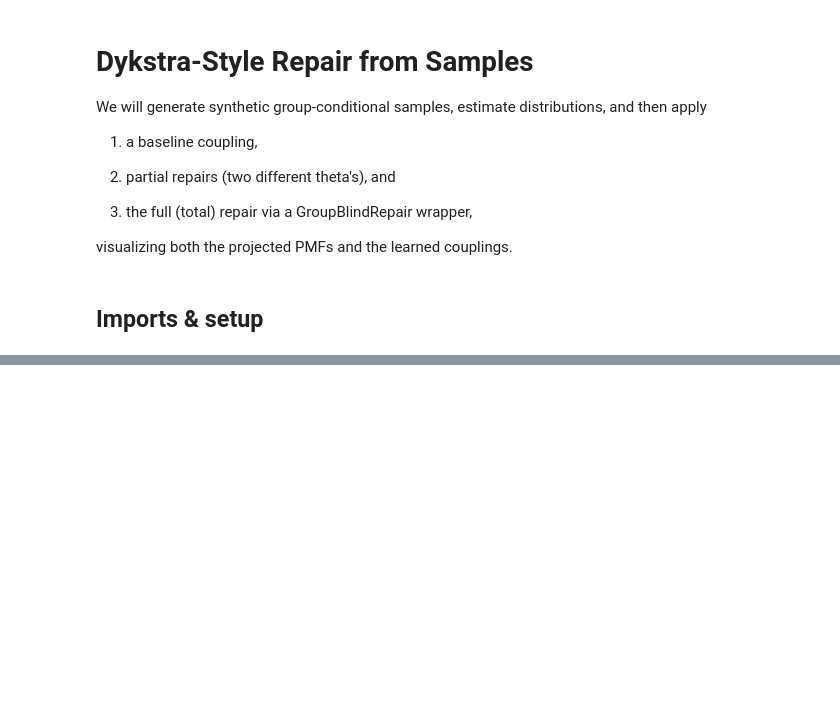
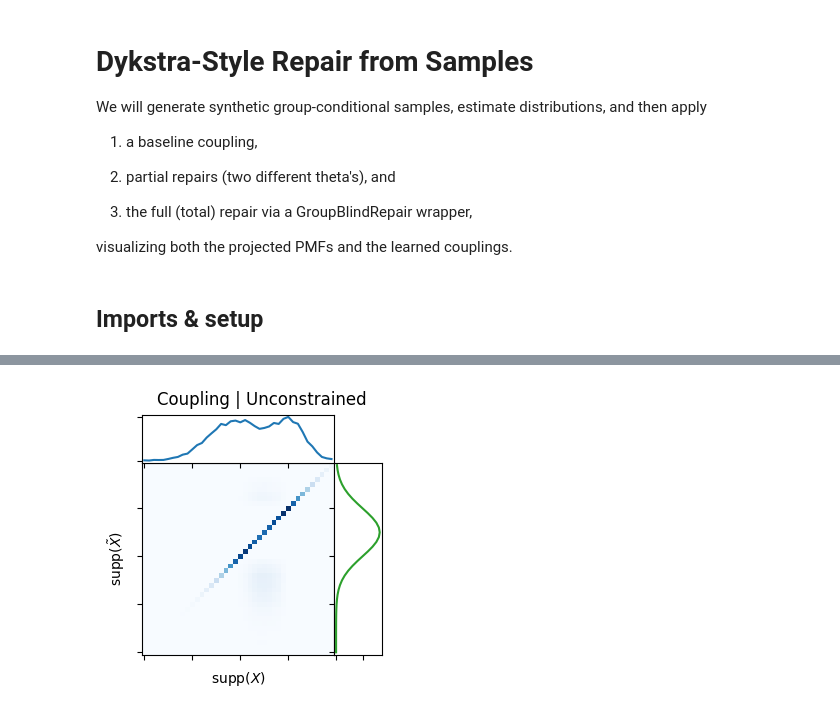
Before and after one commit to humancompatible/repair, a Jupyter notebook: examples/06_dykstra.ipynb, the cells around one changed output, grey strips where cells are left out. Cells and saved outputs as stored; diff of their text form; code cells hidden in the pictures; blank space fills up the shorter version.

```diff
--- a/examples/06_dykstra.ipynb
+++ b/examples/06_dykstra.ipynb
@@ -428,4 +33,0 @@ tr violation: [[0.03136845]]
-# %%
-fig=plots(x_range,dist['x'],dist['t_x'],run_repair(method="total_repair", C=C, eps=e, px=px, ptx=ptx, V=V, K=K).T.A1.reshape((bin,bin)))
-fig.suptitle('Coupling | Total repair')
-plt.savefig('../plots/coupling_total.pdf',bbox_inches = 'tight')
@@ -439,0 +396,19 @@ tr violation: [[5.18055784e-09]]
+# %%
+# definition of parameters
+np.random.seed(seed=1)
+
+para = {
+    # distribution of the first group:
+    'X_0_mean': -10, 'X_0_sd': 6,
+    # distribution of the second group:
+    'X_1_mean': 1, 'X_1_sd': 3,
+    # target distribution:
+    'X_t_mean': -5, 'X_t_sd': 5,
+    # weights of two groups
+    's_0': 0.7, 's_1': 0.3,
+    # support set
+    'horizon': (-30, 10), 'width': 1
+}
+
+M=10000 # sample size of this dataset
+example = motivating_example(para=para,sample_size=M)
@@ -439,0 +423,11 @@ tr violation: [[5.18055784e-09]]
+# %%
+x_range=example.x_range
+dist=example.dist
+plt.plot(x_range,dist['x'],label=r'$P^{X}$',color='tab:blue')
+plt.plot(x_range,dist['t_x'],label=r'$P^{\tilde{X}}$',color='tab:green')
+plt.plot(x_range,dist['x_0'],label=r'$P^{X_{s_0}}$',alpha=0.3,color='tab:orange')
+plt.plot(x_range,dist['x_1'],label=r'$P^{X_{s_1}}$',alpha=0.3,color='#9f86c0')
+plt.ylabel('PMF',fontsize=14)
+plt.xlabel(r'$supp(X)=supp(\tilde{X})$',fontsize=14)
+plt.legend(ncol=4,frameon=False)
+plt.savefig(path+'/plots/SourceTarget_example.pdf',bbox_inches = 'tight')
@@ -439,0 +449,5 @@ tr violation: [[5.18055784e-09]]
+# %%
+couplings=repairmap_algorithms(source_dist=dist['x'],
+                               target_dist=dist['t_x'],
+                               v_vector=dist['v'],
+                               x_range=example.x_range)
@@ -439,0 +490,6 @@ tr violation: [[5.18055784e-09]]
+# %%
+fig=example.plots(couplings.baseline())
+fig.suptitle('Coupling | Unconstrained')
+plt.savefig(path+'/plots/coupling_base.pdf',bbox_inches = 'tight')
+# %% [output]
+[figure, added]
```
Also changed, not shown: parts of 46 cells of this notebook.
